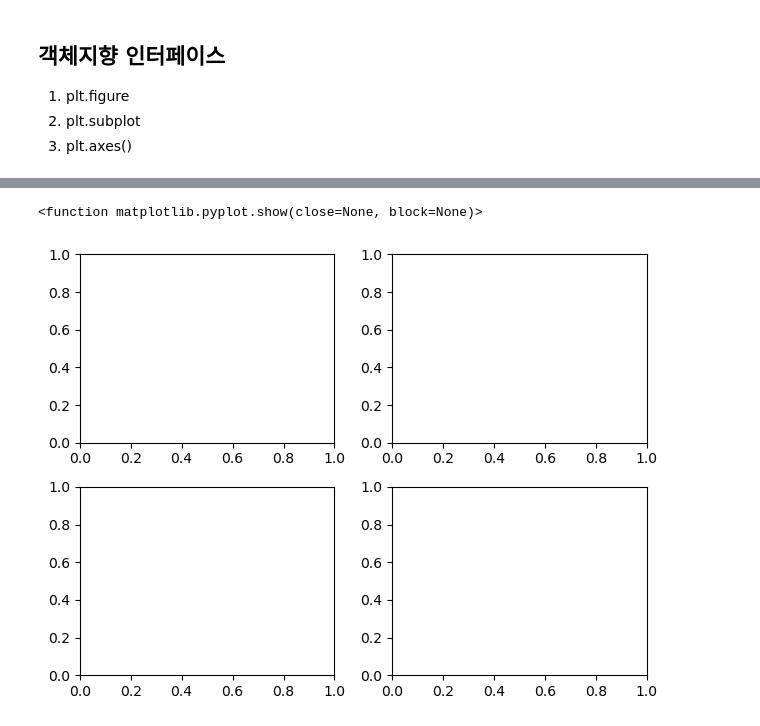
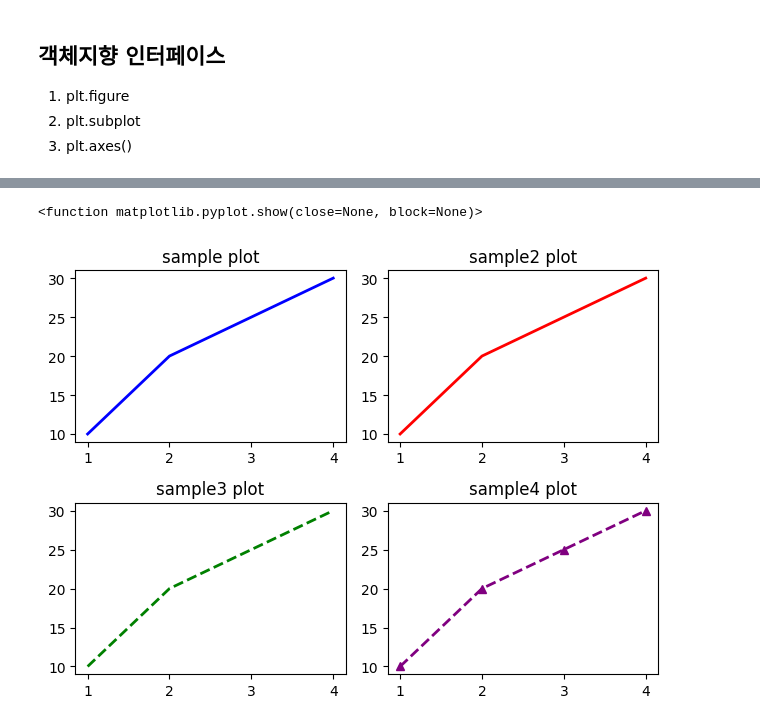
Before and after one commit to Rabbit-Jun/visual, a Jupyter notebook: project/ch9.ipynb, the cells around one changed output, grey strips where cells are left out. Drawn from its saved outputs; the diff is of its cells as text; code cells hidden in the pictures.

```diff
--- a/project/ch9.ipynb
+++ b/project/ch9.ipynb
@@ -44,29 +44,29 @@ plt.show()
 # %%
 fig = plt.figure()
 
 ax1 = fig.add_subplot(2,2,1)
-ax.plot([1,2,3,4], [10, 20, 25, 30], color = 'blue', linestyle = '-', linewidth = 2)
-ax.set_title('sample plot')
+ax1.plot([1,2,3,4], [10, 20, 25, 30], color = 'blue', linestyle = '-', linewidth = 2)
+ax1.set_title('sample plot')
 
 
 ax2 = fig.add_subplot(2,2,2)
-ax.plot([1,2,3,4], [10, 20, 25, 30], color = 'red', linestyle = '-', linewidth = 2)
-ax.set_title('sample2 plot')
+ax2.plot([1,2,3,4], [10, 20, 25, 30], color = 'red', linestyle = '-', linewidth = 2)
+ax2.set_title('sample2 plot')
 
 ax3 = fig.add_subplot(2,2,3)
-ax.plot([1,2,3,4], [10, 20, 25, 30], color = 'green', linestyle = '--', linewidth = 2)
-ax.set_title('sample3 plot')
+ax3.plot([1,2,3,4], [10, 20, 25, 30], color = 'green', linestyle = '--', linewidth = 2)
+ax3.set_title('sample3 plot')
 
 
 ax4 = fig.add_subplot(2,2,4)
-ax.plot([1,2,3,4], [10, 20, 25, 30], color = 'purple', linestyle = '--', marker = "^", linewidth = 2)
-ax.set_title('sample4 plot')
+ax4.plot([1,2,3,4], [10, 20, 25, 30], color = 'purple', linestyle = '--', marker = "^", linewidth = 2)
+ax4.set_title('sample4 plot')
 
 plt.tight_layout()
 plt.show
 # %% [output]
 <function matplotlib.pyplot.show(close=None, block=None)>
-[figure, old version]
+[figure, new version]
 # %%
 fig = plt.figure()
 ax = fig.add_axes([0.1, 0.1, 0.8, 0.8])
```
Also changed, not shown: parts of 5 cells of this notebook.
